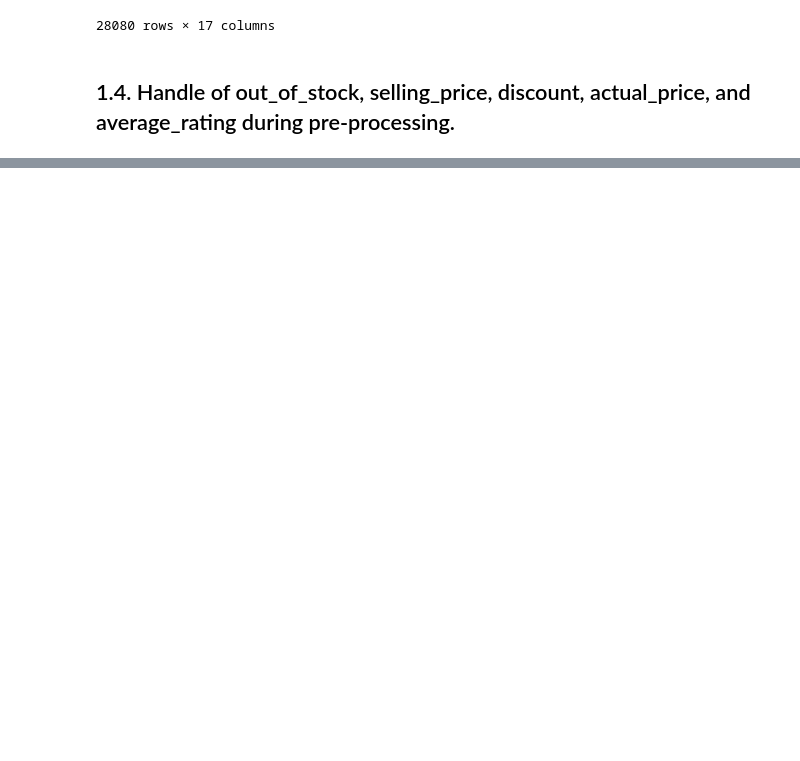
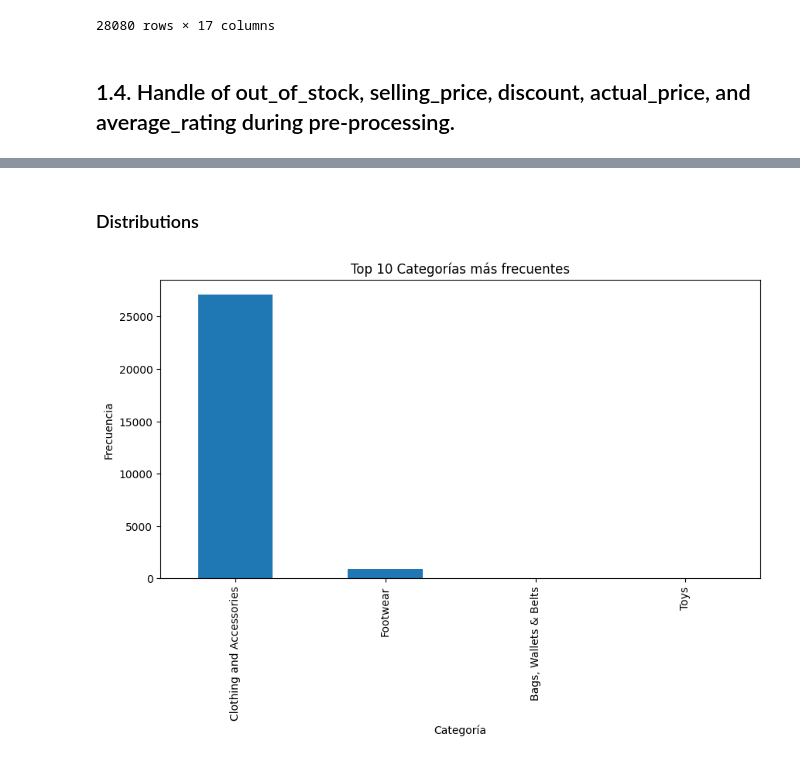
Before and after one commit to IsaacPerez02/SearchEngine-IRWA_2025, a Jupyter notebook: project_progress/part_1/preprocesing.ipynb, the cells around one changed output, grey strips where cells are left out. Drawn from its saved outputs; the diff is of its cells as text; code cells hidden in the pictures; blank space fills up the shorter version.

```diff
--- a/project_progress/part_1/preprocesing.ipynb
+++ b/project_progress/part_1/preprocesing.ipynb
@@ -115,0 +182,11 @@ display(products)
+# %% [markdown]
+### Distributions
+# %%
+plt.figure(figsize=(10,5))
+products['category'].value_counts().plot(kind='bar')
+plt.title('Top 10 Categorías más frecuentes')
+plt.xlabel('Categoría')
+plt.ylabel('Frecuencia')
+plt.show()
+# %% [output]
+[figure, added]
```
Also changed, not shown: parts of 22 cells of this notebook.
